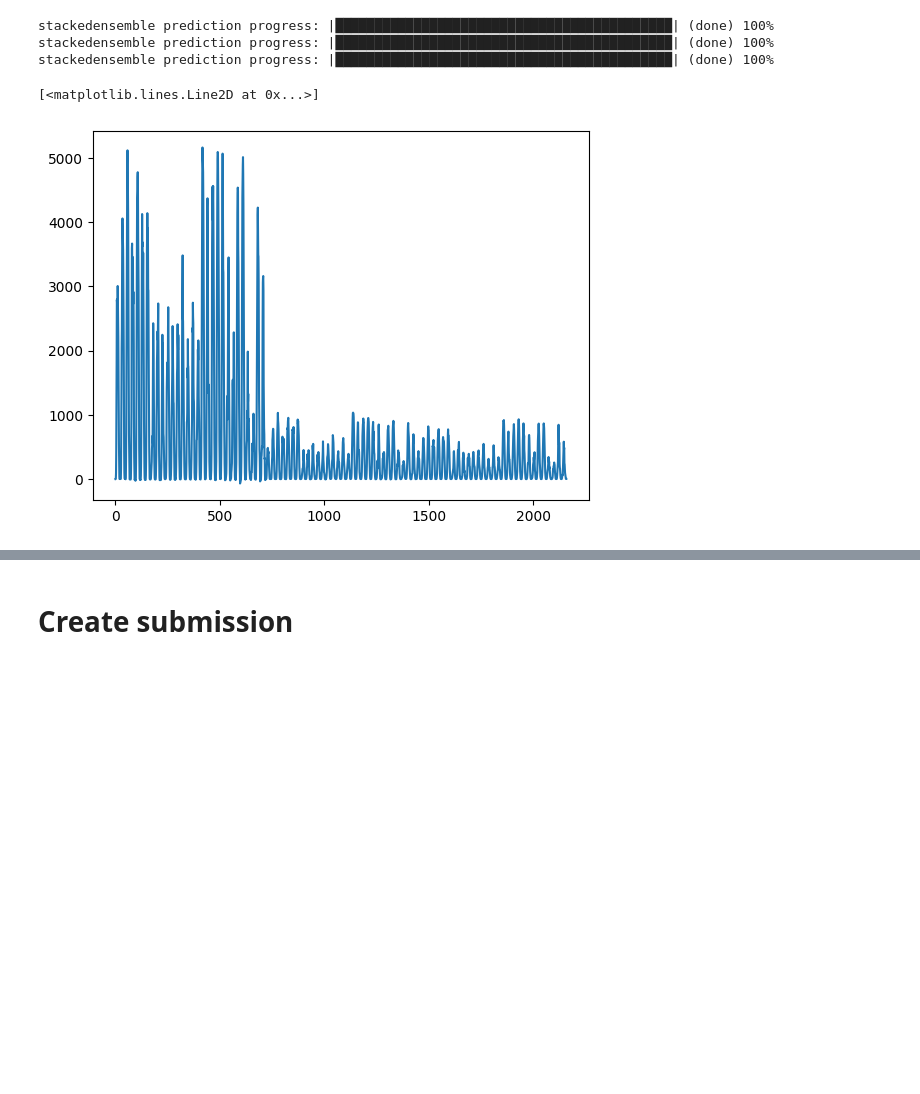
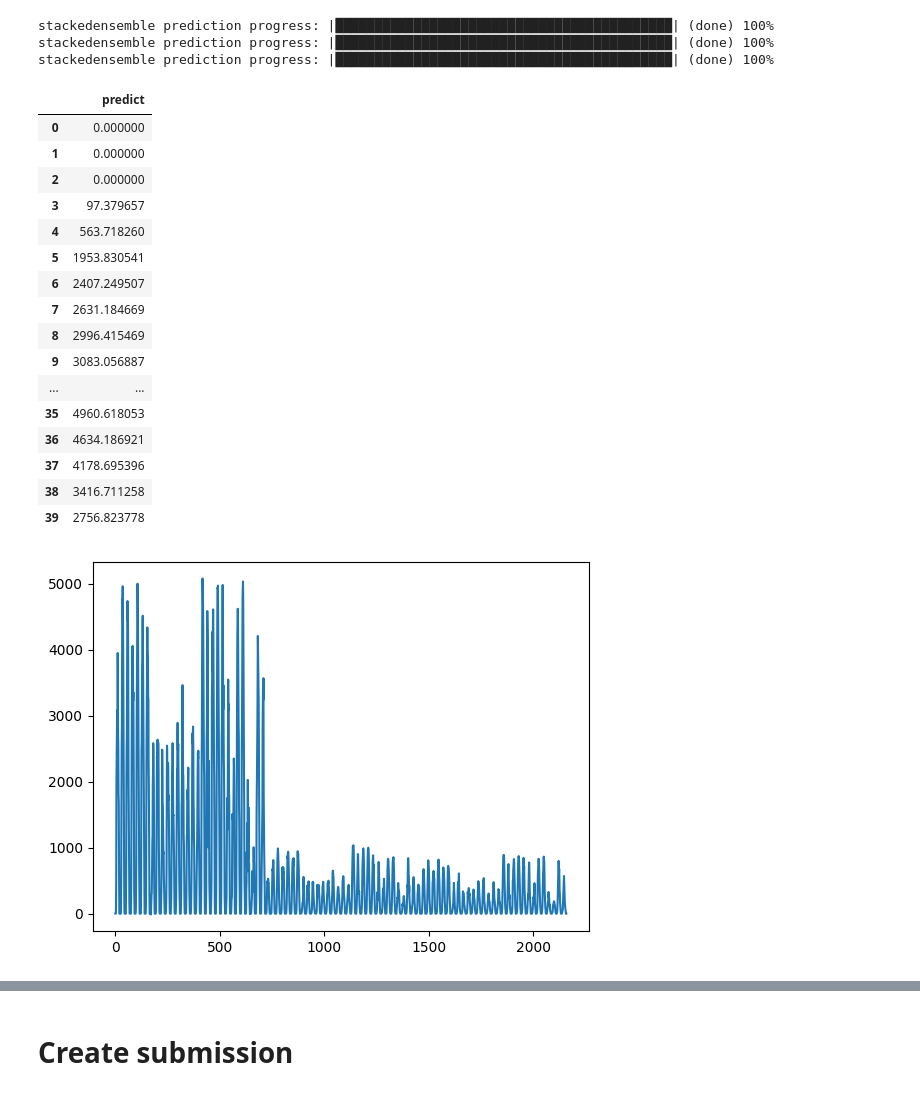
Before and after one commit to olejacobmellgren/solar-panel-energy-ml, a Jupyter notebook: model_notebooks/h20gradientboosting.ipynb, the cells around one changed output, grey strips where cells are left out. Drawn from its saved outputs; the diff is of its cells as text; code cells hidden in the pictures; blank space fills up the shorter version.

```diff
--- a/model_notebooks/h20gradientboosting.ipynb
+++ b/model_notebooks/h20gradientboosting.ipynb
@@ -56,3 +64,15 @@ print(len(XTRA))
 136245
 Index([118668], dtype='int64')
 136244
+# %%
+print("B: \n", len(XTRB))
+ind = XTRB[(XTRB['date_forecast'] == pd.to_datetime('2022-05-02 21:00:00'))].index
+print(ind)
+XTRB = XTRB.drop(ind).reset_index(drop=True)
+print(len(XTRB))
+
+print("C: \n",len(XTRC))
+ind = XTRC[(XTRC['date_forecast'] == pd.to_datetime('2022-04-25 21:00:00'))].index
+print(ind)
+XTRC = XTRC.drop(ind).reset_index(drop=True)
+print(len(XTRC))
@@ -185,6 +213,21 @@ for i in range(len(X_frames_test)):
      X_frames_test[i] = fix_categorical(X_train[i], X_frames_test[i])
      X_train[i].drop(columns=['date_forecast'], inplace=True)
      X_frames_test[i].drop(columns=['date_forecast'], inplace=True)
+# %%
+## Multiplying effective cloud coverage with clear sky radiation
+from data_func.feature_engineering.combine import multiply_columns
+
+def flip_percent(x):
+    return (x-100)*-1
+
+for i in range(len(X_train)):
+    A = X_train[i]['effective_cloud_cover:p'].apply(flip_percent)
+    B = X_train[i]['clear_sky_energy_1h:J']
+    AT = X_frames_test[i]['effective_cloud_cover:p'].apply(flip_percent)
+    BT = X_frames_test[i]['clear_sky_energy_1h:J']
+
+    X_train[i]['COMB_clear_sky_energy_X_eff_cloud_cover'] = multiply_columns(A, B)
+    X_frames_test[i]['COMB_clear_sky_energy_X_eff_cloud_cover'] =  multiply_columns(AT, BT)
 # %%
 # Show null values for all training sets
 
@@ -231,7 +274,7 @@ df[(df['A'] != 0) | (df['B'] != 0) | (df['C'] != 0)]
 | precip_type_5min:idx_5 | 720 | 720 | 720 |
 # %%
 # Removes nan or fills it
-values = {"ceiling_height_agl:m": 20000, "cloud_base_agl:m": 20000}
+values = {"ceiling_height_agl:m": 200000, "cloud_base_agl:m": 200000}
 
 for i in range(len(X_train)):
     X_train[i].drop(columns=['snow_density:kgm3', 'elevation:m'], inplace=True)
@@ -406,12 +615,14 @@ lb.head(rows=lb.nrows)
 y_pred_a = aml_a.leader.predict(x_test_a_h2o)
 y_pred_b = aml_b.leader.predict(x_test_b_h2o)
 y_pred_c = aml_c.leader.predict(x_test_c_h2o)
-
 y_pred_a = y_pred_a.as_data_frame()
 y_pred_b = y_pred_b.as_data_frame()
 y_pred_c = y_pred_c.as_data_frame()
 
-y_pred = pd.concat([y_pred_a, y_pred_b, y_pred_c], axis=0, ignore_index=True)
+
+y_pred_a = y_pred_a.multiply(X_frames_test[0]['is_day:idx'].values, axis=0)
+y_pred_b = y_pred_b.multiply(X_frames_test[1]['is_day:idx'].values, axis=0)
+y_pred_c = y_pred_c.multiply(X_frames_test[2]['is_day:idx'].values, axis=0)
 # %% [output]
 stackedensemble prediction progress: |███████████████████████████████████████████| (done) 100%
 stackedensemble prediction progress: |███████████████████████████████████████████| (done) 100%
@@ -419,8 +633,26 @@ stackedensemble prediction progress: |██████████████
 # %%
 plt.plot(y_pred)
+
+y_pred.head(40)
 # %% [output]
-[<matplotlib.lines.Line2D at 0x...>]
+|  | predict |
+| 0 | 0.000000 |
+| 1 | 0.000000 |
+| 2 | 0.000000 |
+| 3 | 97.379657 |
+| 4 | 563.718260 |
+| 5 | 1953.830541 |
+| 6 | 2407.249507 |
+| 7 | 2631.184669 |
+| 8 | 2996.415469 |
+| 9 | 3083.056887 |
+| ... | ... |
+| 35 | 4960.618053 |
+| 36 | 4634.186921 |
+| 37 | 4178.695396 |
+| 38 | 3416.711258 |
+| 39 | 2756.823778 |
-[figure, old version]
+[figure, new version]
 # %%
 varimp = aml_a.varimp(use_pandas=True)
 print(varimp)
```
Also changed, not shown: parts of 21 cells of this notebook, 7 other files.
